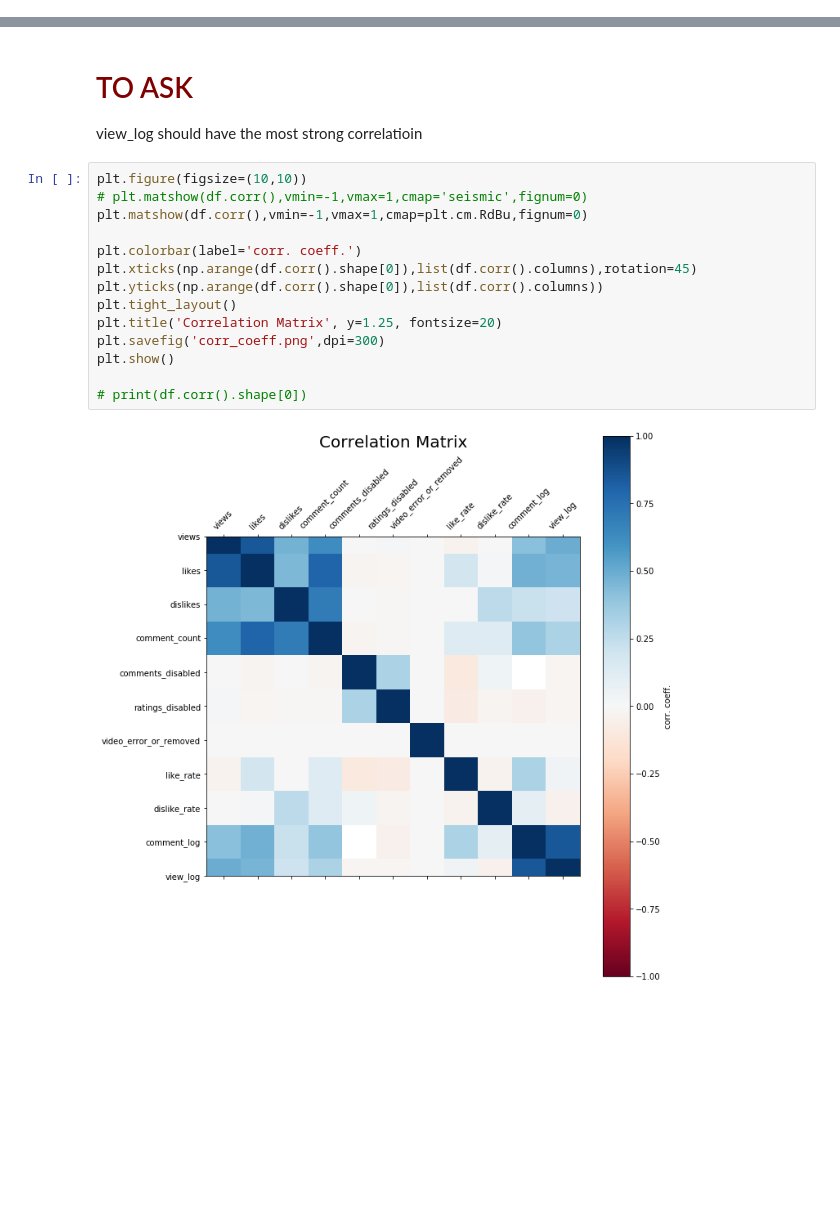
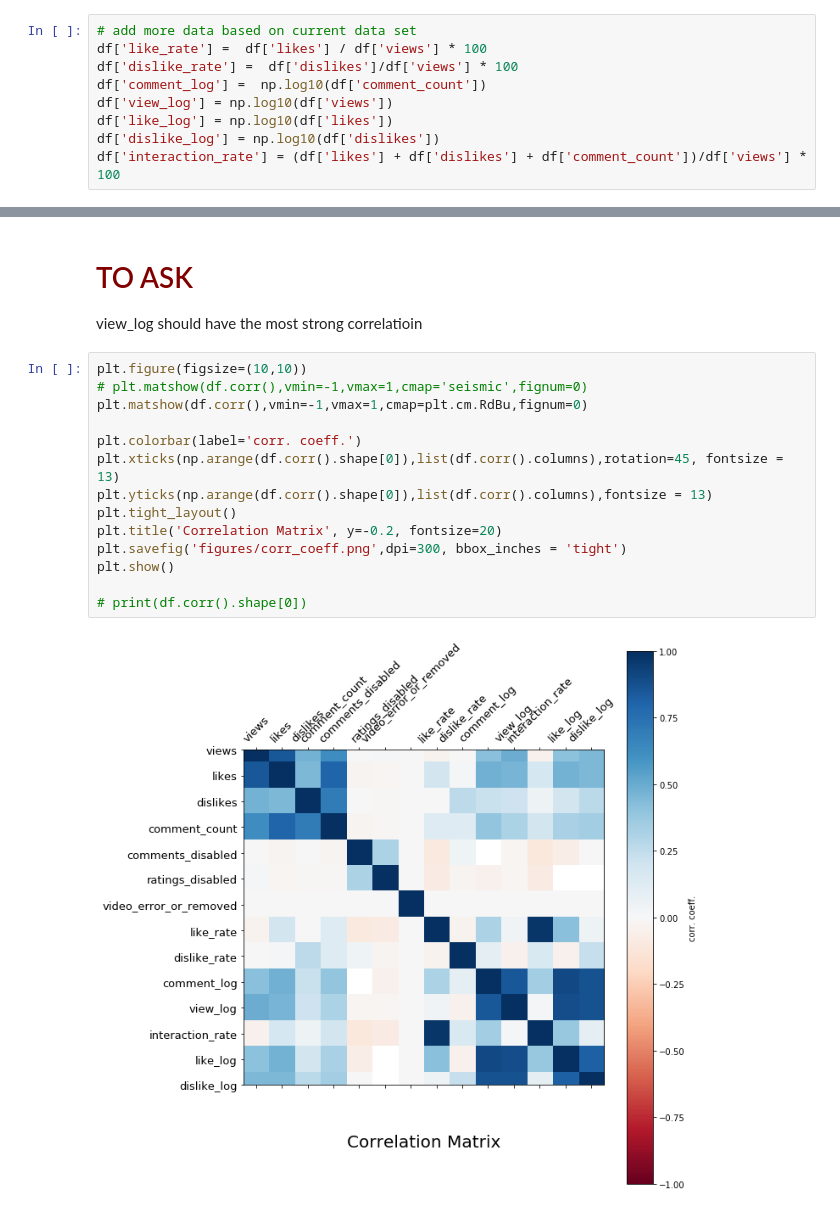
Before and after one commit to tongxinw/YouTube_video_analysis, a Jupyter notebook: process.ipynb, the cells around one changed output, grey strips where cells are left out. Drawn from its saved outputs; the diff is of its cells as text; blank space fills up the shorter version.

```diff
--- a/process.ipynb
+++ b/process.ipynb
@@ -89,0 +93,9 @@ dtype: float64
+# %%
+# add more data based on current data set
+df['like_rate'] =  df['likes'] / df['views'] * 100
+df['dislike_rate'] =  df['dislikes']/df['views'] * 100
+df['comment_log'] =  np.log10(df['comment_count'])
+df['view_log'] = np.log10(df['views'])
+df['like_log'] = np.log10(df['likes'])
+df['dislike_log'] = np.log10(df['dislikes'])
+df['interaction_rate'] = (df['likes'] + df['dislikes'] + df['comment_count'])/df['views'] * 100
@@ -203,19 +245,19 @@ view_log should have the most strong correlatioin
 # %%
 plt.figure(figsize=(10,10))
 # plt.matshow(df.corr(),vmin=-1,vmax=1,cmap='seismic',fignum=0)
 plt.matshow(df.corr(),vmin=-1,vmax=1,cmap=plt.cm.RdBu,fignum=0)
 
 plt.colorbar(label='corr. coeff.')
-plt.xticks(np.arange(df.corr().shape[0]),list(df.corr().columns),rotation=45)
-plt.yticks(np.arange(df.corr().shape[0]),list(df.corr().columns))
+plt.xticks(np.arange(df.corr().shape[0]),list(df.corr().columns),rotation=45, fontsize = 13)
+plt.yticks(np.arange(df.corr().shape[0]),list(df.corr().columns),fontsize = 13)
 plt.tight_layout()
-plt.title('Correlation Matrix', y=1.25, fontsize=20)
-plt.savefig('corr_coeff.png',dpi=300)
+plt.title('Correlation Matrix', y=-0.2, fontsize=20)
+plt.savefig('figures/corr_coeff.png',dpi=300, bbox_inches = 'tight')
 plt.show()
 
 # print(df.corr().shape[0])
 # %% [output]
-[figure, old version]
+[figure, new version]
 # %%
 plt.figure(figsize = (14,9))
 plt.subplot(211)
```
Also changed, not shown: parts of 16 cells of this notebook, 9 other files.
